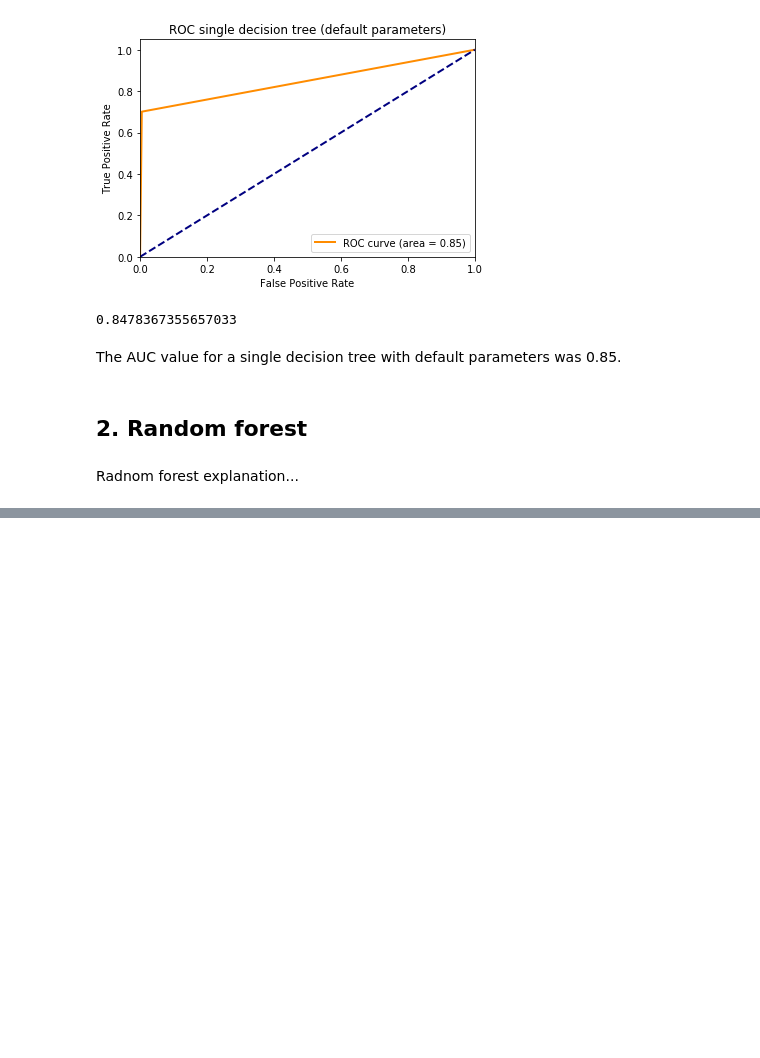
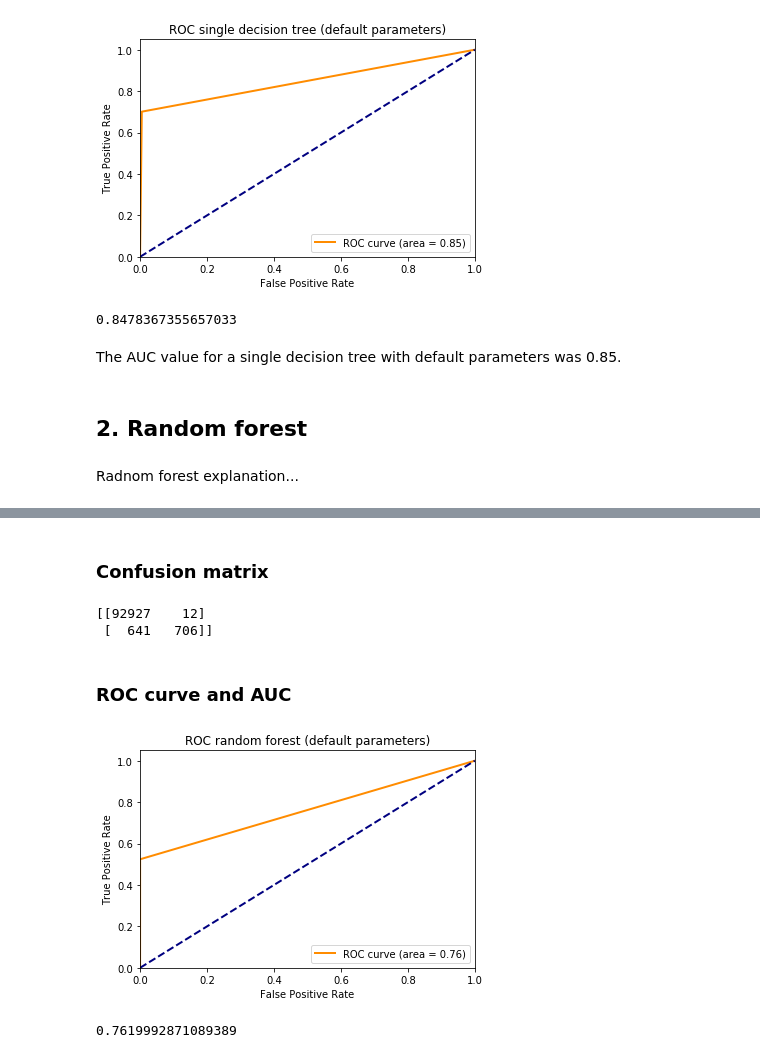
Before and after one commit to SABS-R3-projects/JA-ML, a Jupyter notebook: Decision_trees.ipynb, the cells around one changed output, grey strips where cells are left out. Cells and saved outputs as stored; diff of their text form; code cells hidden in the pictures; blank space fills up the shorter version.

```diff
--- a/Decision_trees.ipynb
+++ b/Decision_trees.ipynb
@@ -29,5 +28,5 @@ print(X.shape, y.shape)
 # %% [output]
 (377143, 189) (377143,)
 # %%
-X_train, X_test, y_train, y_test = train_test_split(X, y, test_size=.25, random_state=0)
+X_train, X_test, y_train, y_test = train_test_split(X, y, test_size=0.25, random_state=0)
 # %% [markdown]
@@ -93,0 +105,28 @@ Radnom forest explanation...
+# %% [markdown]
+### Confusion matrix
+# %%
+from sklearn.metrics import confusion_matrix
+import seaborn as sns
+mat = confusion_matrix(y_test, y_score_rf)
+print(mat)
+# %% [output]
+[[92927    12]
+ [  641   706]]
+# %% [markdown]
+### ROC curve and AUC
+# %%
+n_classes = 2
+fpr = dict()
+tpr = dict()
+roc_auc = dict()
+for i in range(n_classes):
+    fpr[i], tpr[i], _ = roc_curve(y_test, y_score_rf)
+    roc_auc[i] = auc(fpr[i], tpr[i])
+# %%
+ROCplot("ROC random forest (default parameters)", fpr[0], tpr[0])
+# %% [output]
+[figure, added]
+# %%
+print(roc_auc[0])
+# %% [output]
+0.7619992871089389
```
Also changed, not shown: parts of 10 cells of this notebook.
